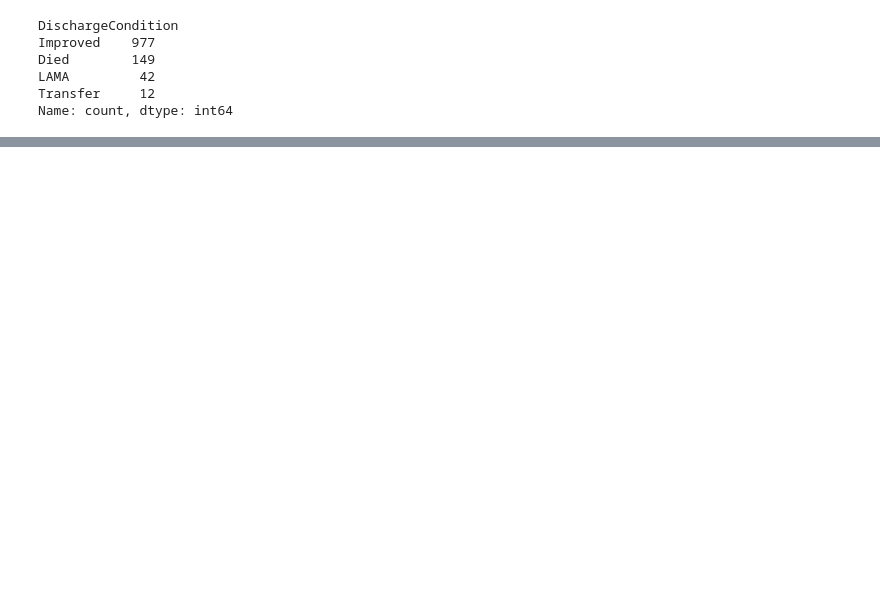
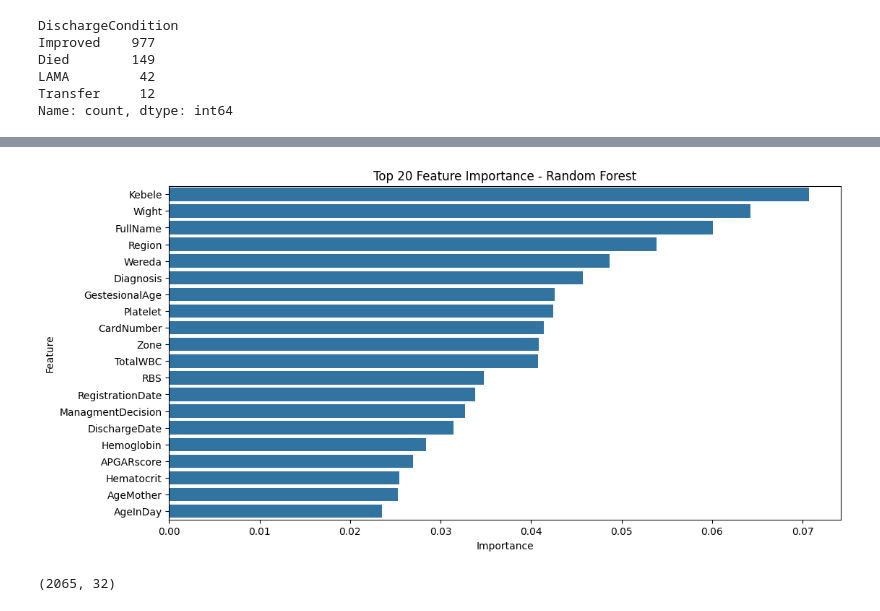
Before and after one commit to meetshambel/Neonatal, a Jupyter notebook: Neontatal.ipynb, the cells around one changed output, grey strips where cells are left out. Drawn from its saved outputs; the diff is of its cells as text; code cells hidden in the pictures; blank space fills up the shorter version.

```diff
--- a/Neontatal.ipynb
+++ b/Neontatal.ipynb
@@ -215,0 +390,23 @@ plt.show()
+# %%
+# Initialize Random Forest
+rf = RandomForestClassifier(n_estimators=100, random_state=42)
+
+# Fit model
+rf.fit(X_train, y_train)
+
+# Create a Series of feature importances
+feat_imp = pd.Series(rf.feature_importances_, index=X_train.columns).sort_values(ascending=False)
+
+# Plot top 20 features
+plt.figure(figsize=(12,6))
+sns.barplot(x=feat_imp[:20], y=feat_imp[:20].index)
+plt.title("Top 20 Feature Importance - Random Forest")
+plt.xlabel("Importance")
+plt.ylabel("Feature")
+plt.show()
+# %% [output]
+[figure, added]
+# %%
+df_aug.shape
+# %% [output]
+(2065, 32)
```
Also changed, not shown: parts of 13 cells of this notebook, 2 other files.
